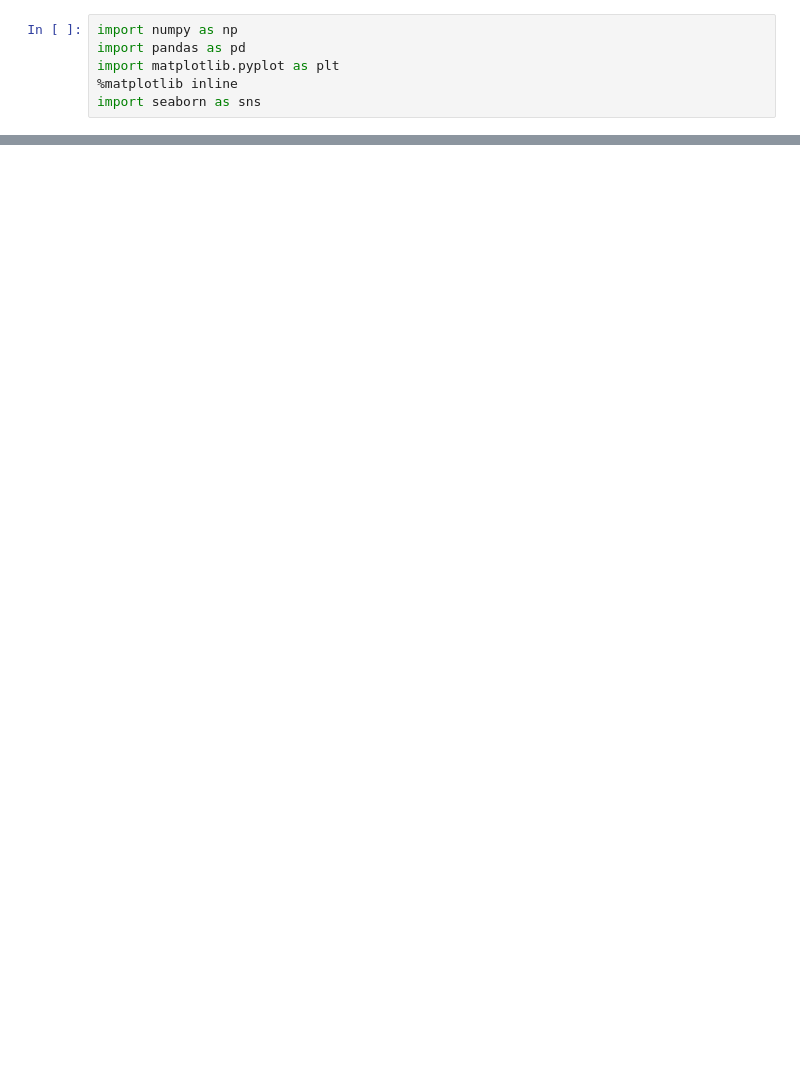
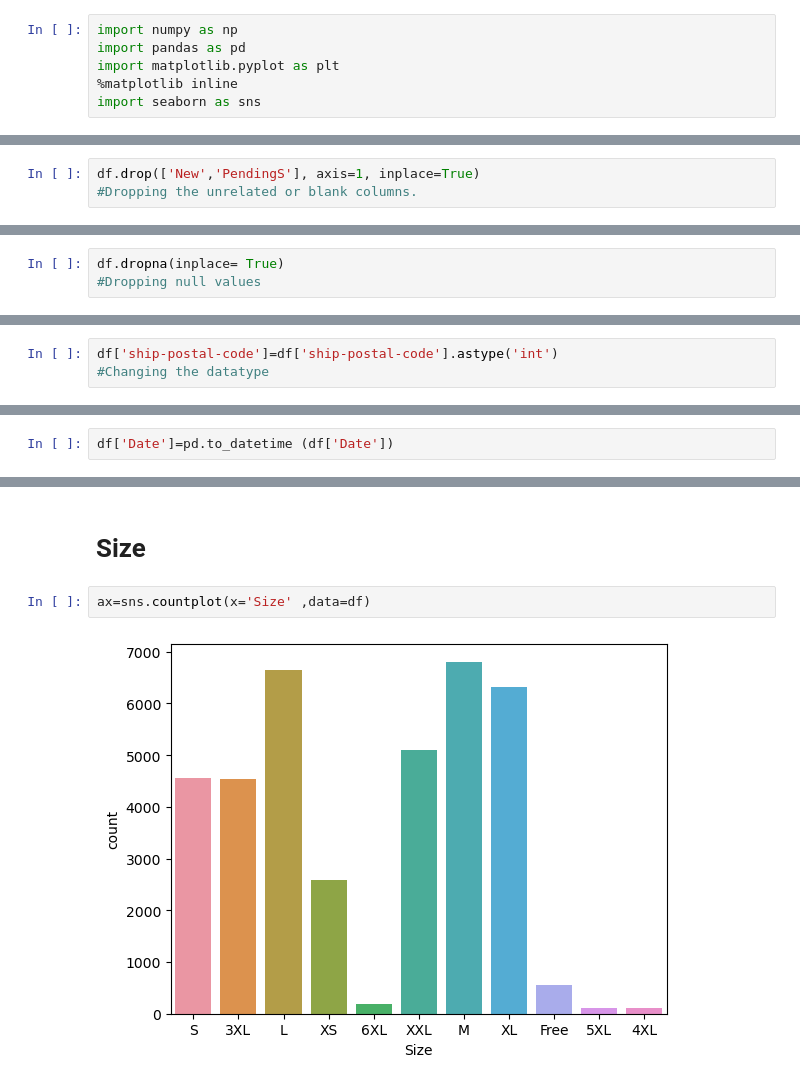
Before and after one commit to hrushikeshh/Amazon-Sales-Analysis, a Jupyter notebook: Amazon Sales Analysis.ipynb, the cells around one changed output, grey strips where cells are left out. Saved outputs shown, nothing was run; the diff lists cells and outputs as text; blank space fills up the shorter version.

```diff
--- a/Amazon Sales Analysis.ipynb
+++ b/Amazon Sales Analysis.ipynb
@@ -11,0 +54,3 @@ FileNotFoundError: [Errno 2] No such file or directory: 'C:/Users/Hrushikesh/One
+# %%
+df.drop(['New','PendingS'], axis=1, inplace=True)
+#Dropping the unrelated or blank columns.
@@ -11,0 +122,3 @@ FileNotFoundError: [Errno 2] No such file or directory: 'C:/Users/Hrushikesh/One
+# %%
+df.dropna(inplace= True)
+#Dropping null values
@@ -11,0 +137,3 @@ FileNotFoundError: [Errno 2] No such file or directory: 'C:/Users/Hrushikesh/One
+# %%
+df['ship-postal-code']=df['ship-postal-code'].astype('int')
+#Changing the datatype
@@ -11,0 +145,2 @@ FileNotFoundError: [Errno 2] No such file or directory: 'C:/Users/Hrushikesh/One
+# %%
+df['Date']=pd.to_datetime (df['Date'])
@@ -11,0 +216,6 @@ FileNotFoundError: [Errno 2] No such file or directory: 'C:/Users/Hrushikesh/One
+# %% [markdown]
+# Size
+# %%
+ax=sns.countplot(x='Size' ,data=df)
+# %% [output]
+[figure, added]
```
Also changed, not shown: parts of 44 cells of this notebook, 1 other file.
